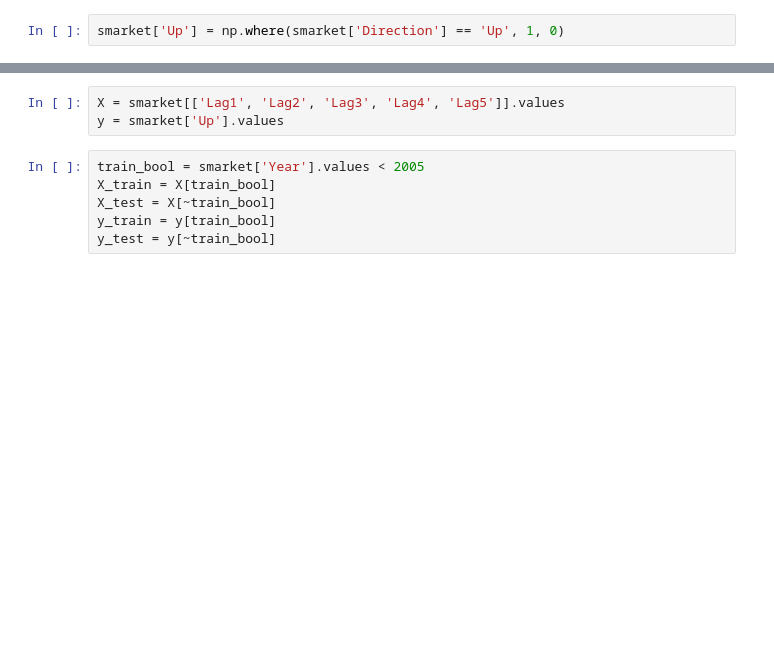
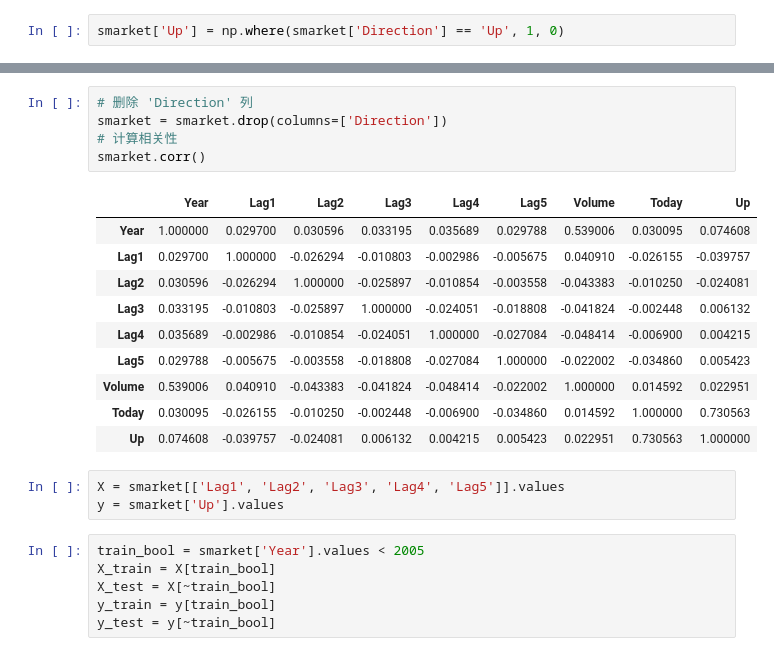
Before and after one commit to Nefarian1/STQD6024-Machine-Learning, a Jupyter notebook: Week3.ipynb, the cells around one changed output, grey strips where cells are left out. Saved outputs shown, nothing was run; the diff lists cells and outputs as text; blank space fills up the shorter version.

```diff
--- a/Week3.ipynb
+++ b/Week3.ipynb
@@ -338,3 +505,19 @@ smarket.corr()
+# %%
+# 删除 'Direction' 列
+smarket = smarket.drop(columns=['Direction'])
+# 计算相关性
+smarket.corr()
+# %% [output]
+|  | Year | Lag1 | Lag2 | Lag3 | Lag4 | Lag5 | Volume | Today | Up |
+| Year | 1.000000 | 0.029700 | 0.030596 | 0.033195 | 0.035689 | 0.029788 | 0.539006 | 0.030095 | 0.074608 |
+| Lag1 | 0.029700 | 1.000000 | -0.026294 | -0.010803 | -0.002986 | -0.005675 | 0.040910 | -0.026155 | -0.039757 |
+| Lag2 | 0.030596 | -0.026294 | 1.000000 | -0.025897 | -0.010854 | -0.003558 | -0.043383 | -0.010250 | -0.024081 |
+| Lag3 | 0.033195 | -0.010803 | -0.025897 | 1.000000 | -0.024051 | -0.018808 | -0.041824 | -0.002448 | 0.006132 |
+| Lag4 | 0.035689 | -0.002986 | -0.010854 | -0.024051 | 1.000000 | -0.027084 | -0.048414 | -0.006900 | 0.004215 |
+| Lag5 | 0.029788 | -0.005675 | -0.003558 | -0.018808 | -0.027084 | 1.000000 | -0.022002 | -0.034860 | 0.005423 |
+| Volume | 0.539006 | 0.040910 | -0.043383 | -0.041824 | -0.048414 | -0.022002 | 1.000000 | 0.014592 | 0.022951 |
+| Today | 0.030095 | -0.026155 | -0.010250 | -0.002448 | -0.006900 | -0.034860 | 0.014592 | 1.000000 | 0.730563 |
+| Up | 0.074608 | -0.039757 | -0.024081 | 0.006132 | 0.004215 | 0.005423 | 0.022951 | 0.730563 | 1.000000 |
 # %%
 X = smarket[['Lag1', 'Lag2', 'Lag3', 'Lag4', 'Lag5']].values
 y = smarket['Up'].values
```
Also changed, not shown: parts of 58 cells of this notebook.
